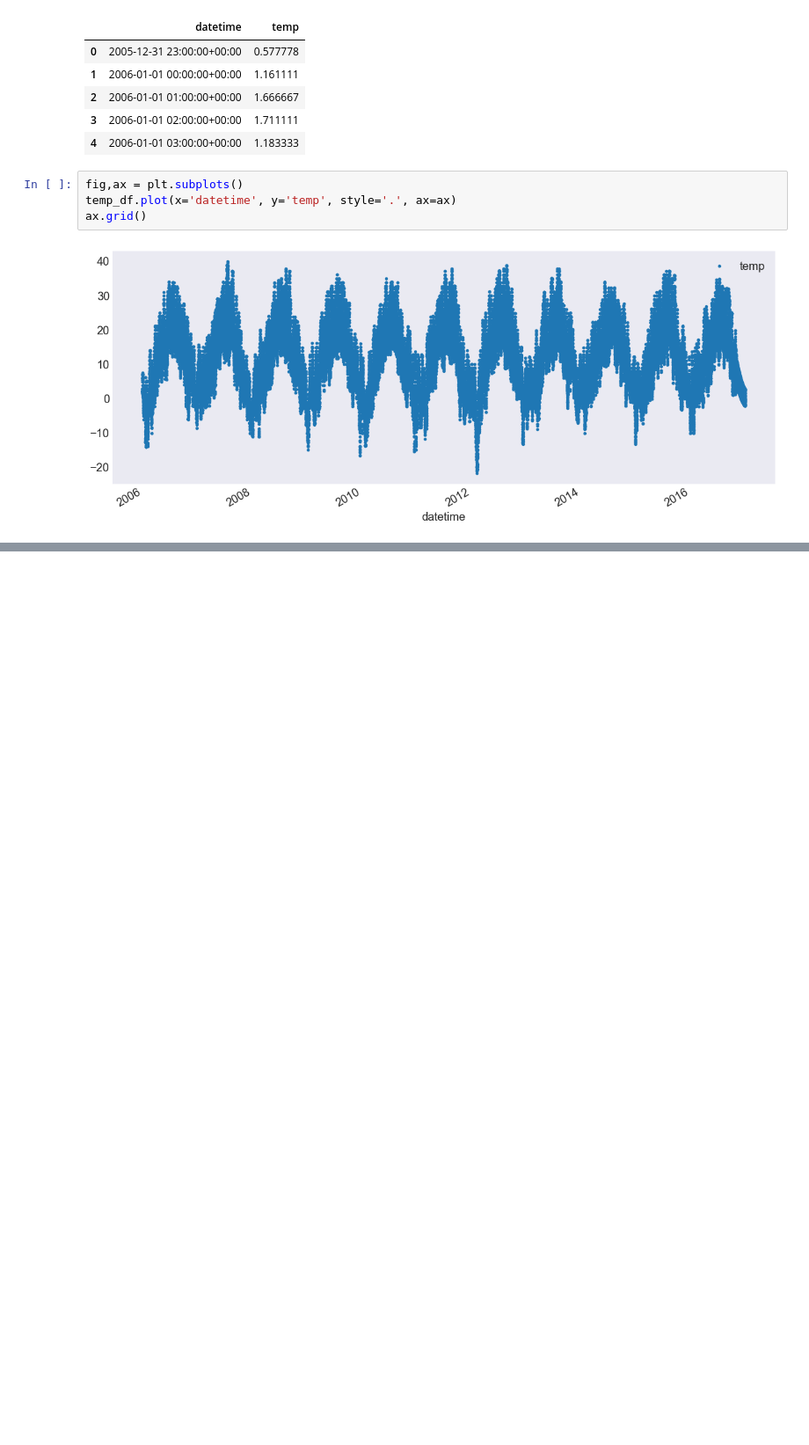
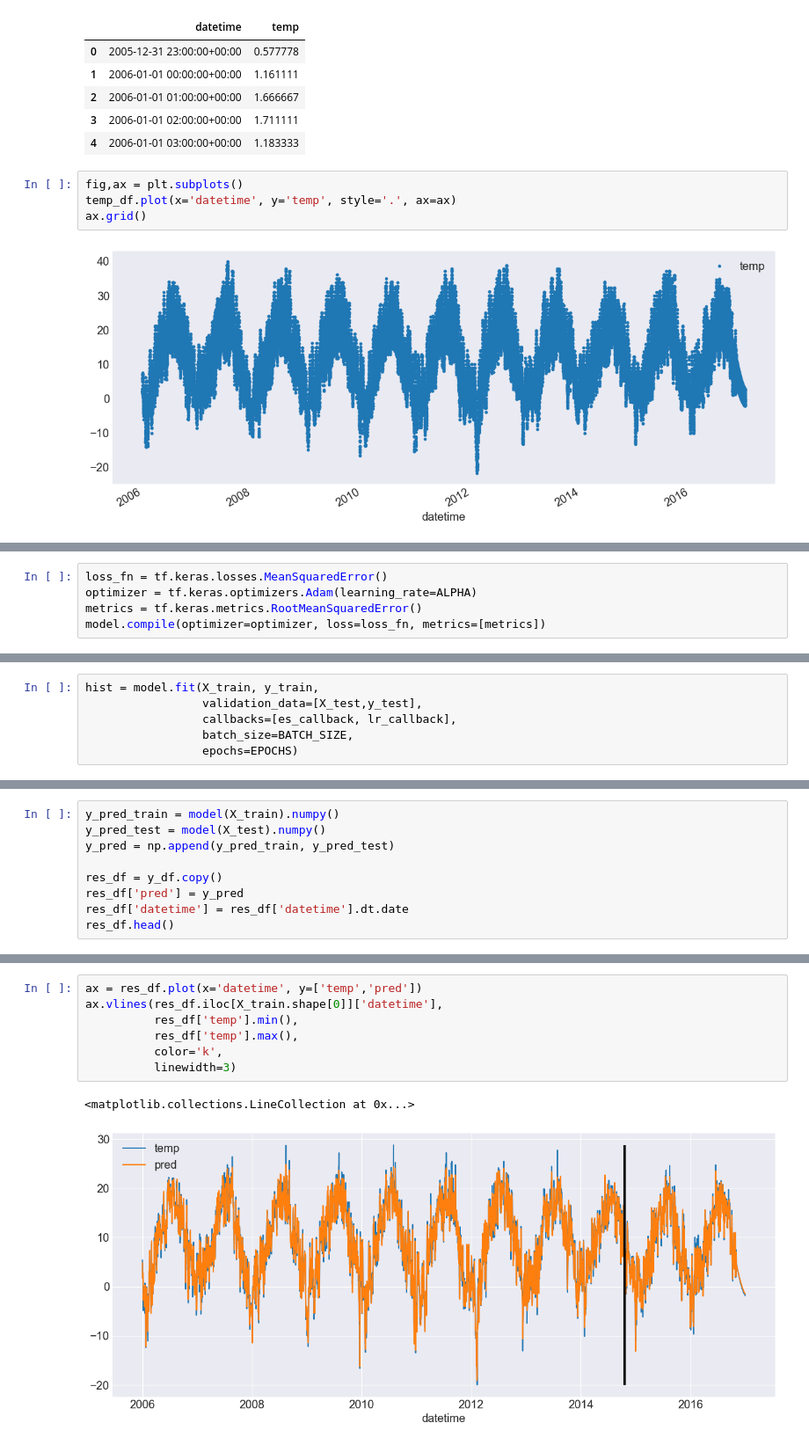
Before and after one commit to DAI-ai-code/DNN, a Jupyter notebook: day9/2_rnn_intro.ipynb, the cells around one changed output, grey strips where cells are left out. Shown at 88% size. Saved outputs shown, nothing was run; the diff lists cells and outputs as text; blank space fills up the shorter version.

```diff
--- a/day9/2_rnn_intro.ipynb
+++ b/day9/2_rnn_intro.ipynb
@@ -208,0 +264,5 @@ X_df.reshape( (len(y_df)) )
+# %%
+loss_fn = tf.keras.losses.MeanSquaredError()
+optimizer = tf.keras.optimizers.Adam(learning_rate=ALPHA)
+metrics = tf.keras.metrics.RootMeanSquaredError()
+model.compile(optimizer=optimizer, loss=loss_fn, metrics=[metrics])
@@ -208,0 +293,6 @@ X_df.reshape( (len(y_df)) )
+# %%
+hist = model.fit(X_train, y_train,
+                 validation_data=[X_test,y_test],
+                 callbacks=[es_callback, lr_callback],
+                 batch_size=BATCH_SIZE,
+                 epochs=EPOCHS)
@@ -208,0 +317,9 @@ X_df.reshape( (len(y_df)) )
+# %%
+y_pred_train = model(X_train).numpy()
+y_pred_test = model(X_test).numpy()
+y_pred = np.append(y_pred_train, y_pred_test)
+
+res_df = y_df.copy()
+res_df['pred'] = y_pred
+res_df['datetime'] = res_df['datetime'].dt.date
+res_df.head()
@@ -208,0 +333,10 @@ X_df.reshape( (len(y_df)) )
+# %%
+ax = res_df.plot(x='datetime', y=['temp','pred'])
+ax.vlines(res_df.iloc[X_train.shape[0]]['datetime'],
+          res_df['temp'].min(),
+          res_df['temp'].max(),
+          color='k',
+          linewidth=3)
+# %% [output]
+<matplotlib.collections.LineCollection at 0x...>
+[figure, added]
```
Also changed, not shown: parts of 15 cells of this notebook, 3 other files.
